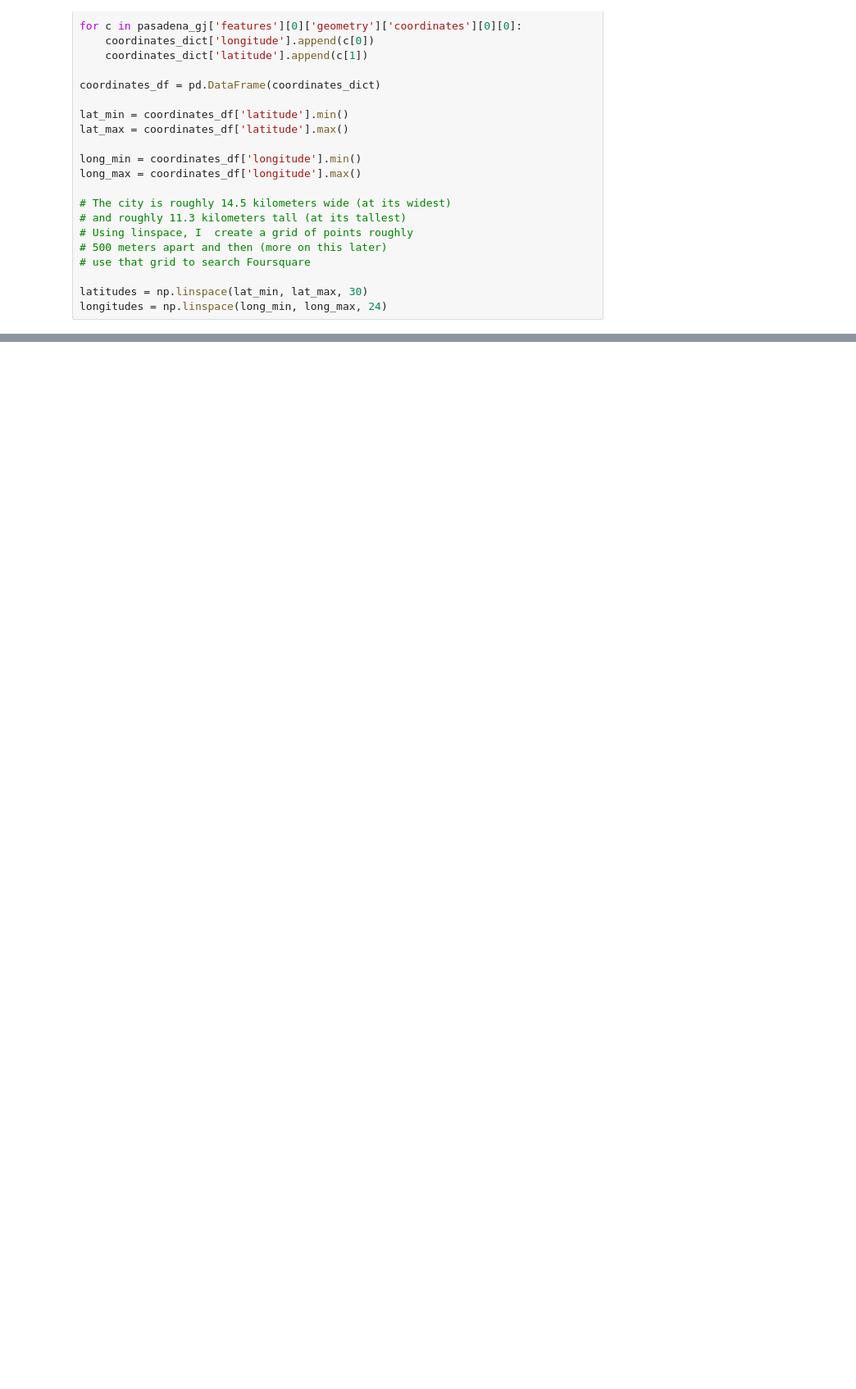
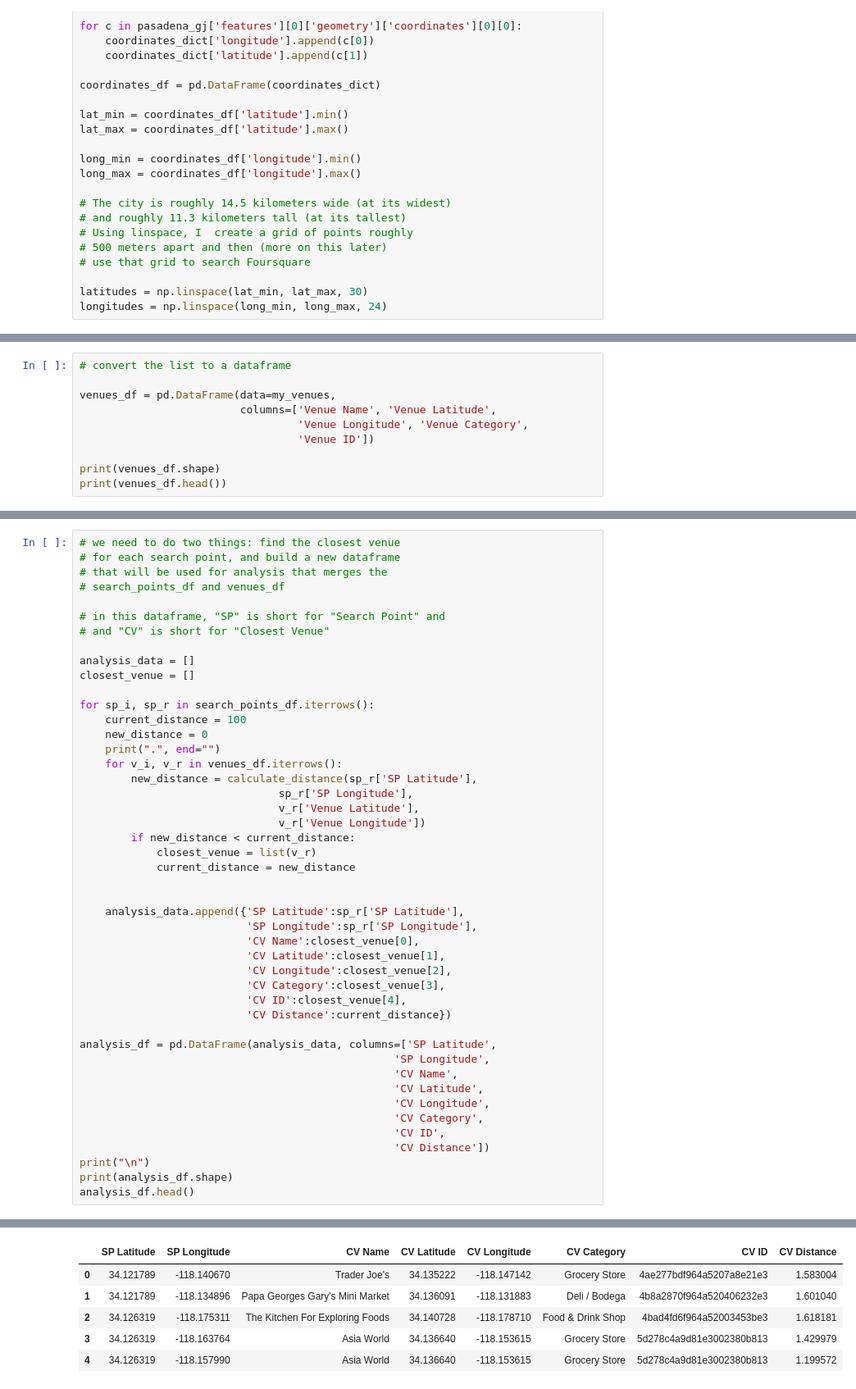
Before and after one commit to eyadams/Battle-of-Neighborhoods, a Jupyter notebook: Battle of Neighborhoods - Pasadena.ipynb, the cells around one changed output, grey strips where cells are left out. Shown at 82% size. Drawn from its saved outputs; the diff is of its cells as text; blank space fills up the shorter version.

```diff
--- a/Battle of Neighborhoods - Pasadena.ipynb
+++ b/Battle of Neighborhoods - Pasadena.ipynb
@@ -263,0 +289,10 @@ Loaded 121 venues
+# %%
+# convert the list to a dataframe
+
+venues_df = pd.DataFrame(data=my_venues,
+                         columns=['Venue Name', 'Venue Latitude',
+                                  'Venue Longitude', 'Venue Category',
+                                  'Venue ID'])
+
+print(venues_df.shape)
+print(venues_df.head())
@@ -371,0 +473,47 @@ for s in search_points:
+# %%
+# we need to do two things: find the closest venue
+# for each search point, and build a new dataframe
+# that will be used for analysis that merges the
+# search_points_df and venues_df
+
+# in this dataframe, "SP" is short for "Search Point" and
+# and "CV" is short for "Closest Venue"
+
+analysis_data = []
+closest_venue = []
+
+for sp_i, sp_r in search_points_df.iterrows():
+    current_distance = 100
+    new_distance = 0
+    print(".", end="")
+    for v_i, v_r in venues_df.iterrows():
+        new_distance = calculate_distance(sp_r['SP Latitude'],
+                               sp_r['SP Longitude'],
+                               v_r['Venue Latitude'],
+                               v_r['Venue Longitude'])
+        if new_distance < current_distance:
+            closest_venue = list(v_r)
+            current_distance = new_distance
+
+
+    analysis_data.append({'SP Latitude':sp_r['SP Latitude'],
+                          'SP Longitude':sp_r['SP Longitude'],
+                          'CV Name':closest_venue[0],
+                          'CV Latitude':closest_venue[1],
+                          'CV Longitude':closest_venue[2],
+                          'CV Category':closest_venue[3],
+                          'CV ID':closest_venue[4],
+                          'CV Distance':current_distance})
+
+analysis_df = pd.DataFrame(analysis_data, columns=['SP Latitude',
+                                                 'SP Longitude',
+                                                 'CV Name',
+                                                 'CV Latitude',
+                                                 'CV Longitude',
+                                                 'CV Category',
+                                                 'CV ID',
+                                                 'CV Distance'])
+print("\n")
+print(analysis_df.shape)
+analysis_df.head()
+# %% [output]
@@ -371,0 +523,6 @@ for s in search_points:
+|  | SP Latitude | SP Longitude | CV Name | CV Latitude | CV Longitude | CV Category | CV ID | CV Distance |
+| 0 | 34.121789 | -118.140670 | Trader Joe's | 34.135222 | -118.147142 | Grocery Store | 4ae277bdf964a5207a8e21e3 | 1.583004 |
+| 1 | 34.121789 | -118.134896 | Papa Georges Gary's Mini Market | 34.136091 | -118.131883 | Deli / Bodega | 4b8a2870f964a520406232e3 | 1.601040 |
+| 2 | 34.126319 | -118.175311 | The Kitchen For Exploring Foods | 34.140728 | -118.178710 | Food & Drink Shop | 4bad4fd6f964a52003453be3 | 1.618181 |
+| 3 | 34.126319 | -118.163764 | Asia World | 34.136640 | -118.153615 | Grocery Store | 5d278c4a9d81e3002380b813 | 1.429979 |
+| 4 | 34.126319 | -118.157990 | Asia World | 34.136640 | -118.153615 | Grocery Store | 5d278c4a9d81e3002380b813 | 1.199572 |
```
Also changed, not shown: parts of 33 cells of this notebook.
